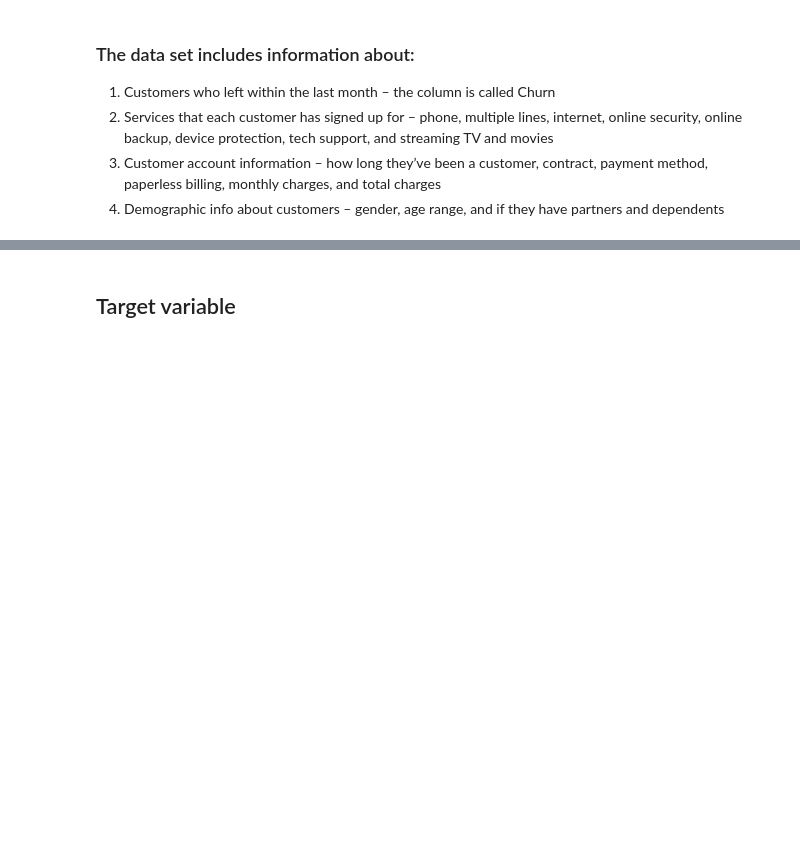
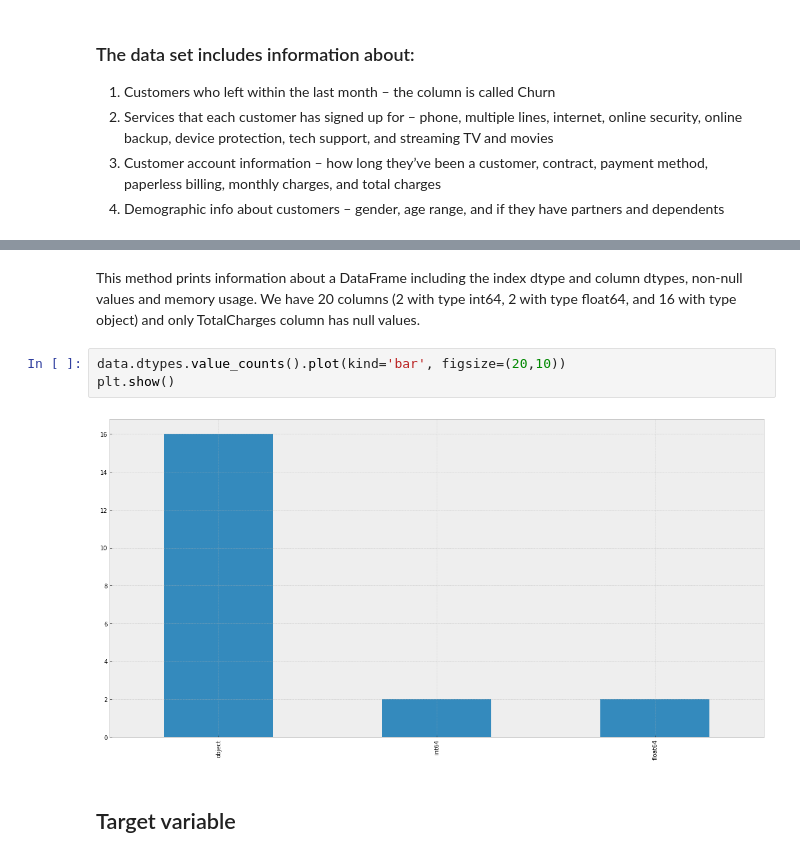
Before and after one commit to zikrach/ML_workshop, a Jupyter notebook: ML_Game_Scenario.ipynb, the cells around one changed output, grey strips where cells are left out. Saved outputs shown, nothing was run; the diff lists cells and outputs as text; blank space fills up the shorter version.

```diff
--- a/ML_Game_Scenario.ipynb
+++ b/ML_Game_Scenario.ipynb
@@ -241,3 +210,10 @@ memory usage: 1.1+ MB
+# %% [markdown]
+This method prints information about a DataFrame including the index dtype and column dtypes, non-null values and memory usage. We have 20 columns (2 with type int64, 2 with type float64, and 16 with type object) and only TotalCharges column has null values.
+# %%
+data.dtypes.value_counts().plot(kind='bar', figsize=(20,10))
+plt.show()
+# %% [output]
+[figure, added]
 # %% [markdown]
 ## Target variable
 # %%
```
Also changed, not shown: parts of 45 cells of this notebook, 4 other files.
